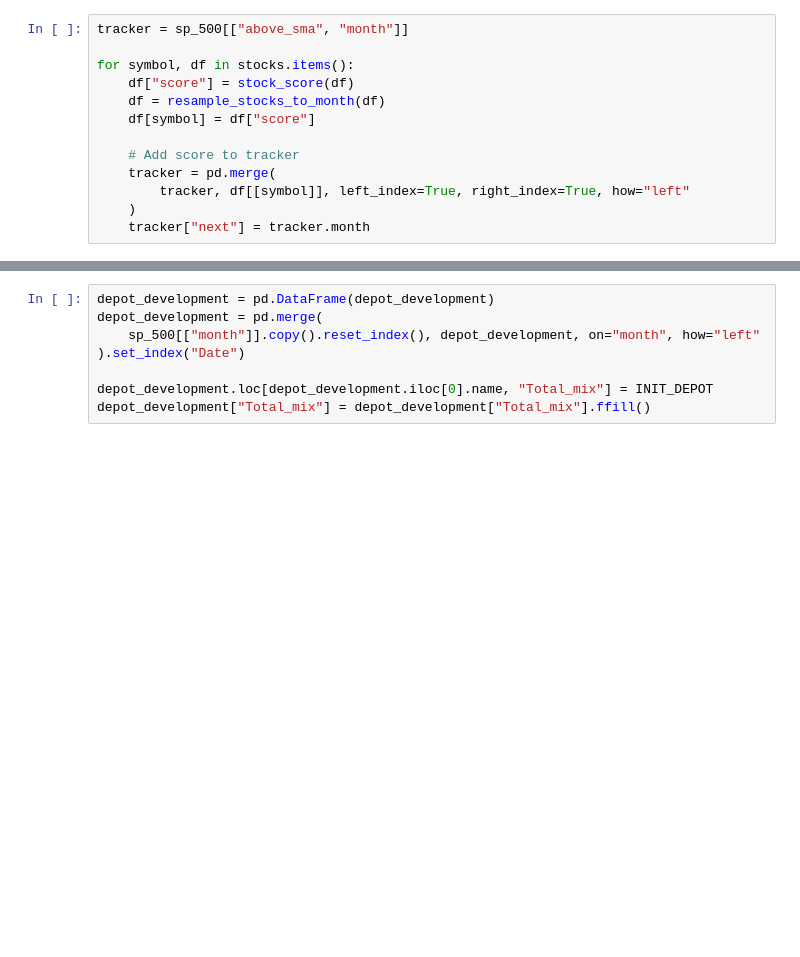
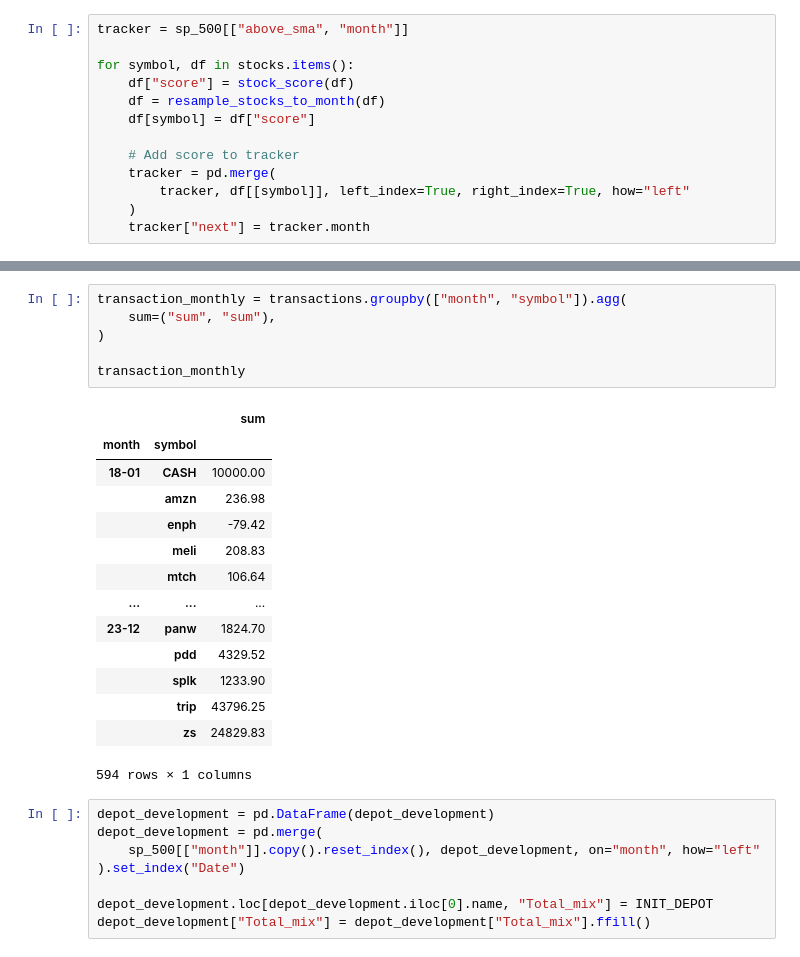
Before and after one commit to fxhuhn/backtesting-trading-strategies, a Jupyter notebook: strategies/invest.ipynb, the cells around one changed output, grey strips where cells are left out. Saved outputs shown, nothing was run; the diff lists cells and outputs as text; blank space fills up the shorter version.

```diff
--- a/strategies/invest.ipynb
+++ b/strategies/invest.ipynb
@@ -182,3 +215,24 @@ transactions.groupby("month").agg(
+# %%
+transaction_monthly = transactions.groupby(["month", "symbol"]).agg(
+    sum=("sum", "sum"),
+)
+
+transaction_monthly
+# %% [output]
+|  |  | sum |
+| month | symbol |  |
+| 18-01 | CASH | 10000.00 |
+|  | amzn | 236.98 |
+|  | enph | -79.42 |
+|  | meli | 208.83 |
+|  | mtch | 106.64 |
+| ... | ... | ... |
+| 23-12 | panw | 1824.70 |
+|  | pdd | 4329.52 |
+|  | splk | 1233.90 |
+|  | trip | 43796.25 |
+|  | zs | 24829.83 |
+594 rows × 1 columns
 # %%
 depot_development = pd.DataFrame(depot_development)
 depot_development = pd.merge(
```
Also changed, not shown: parts of 10 cells of this notebook, 1 other file.
